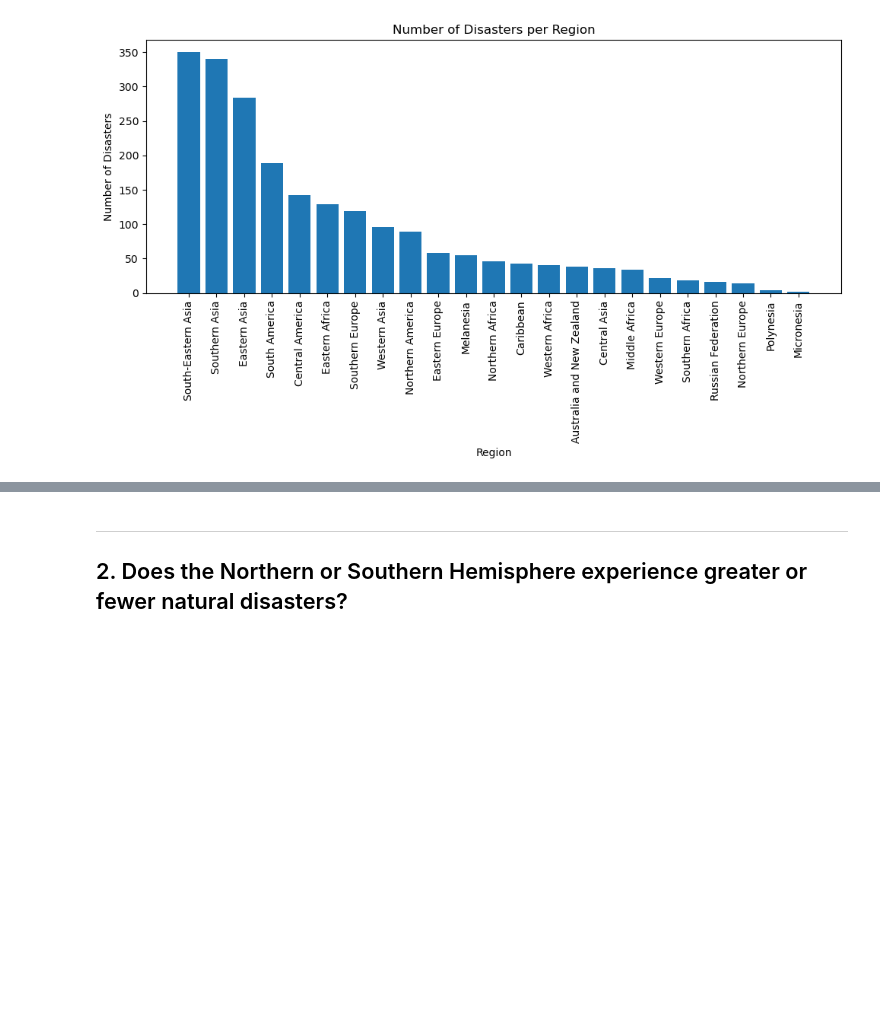
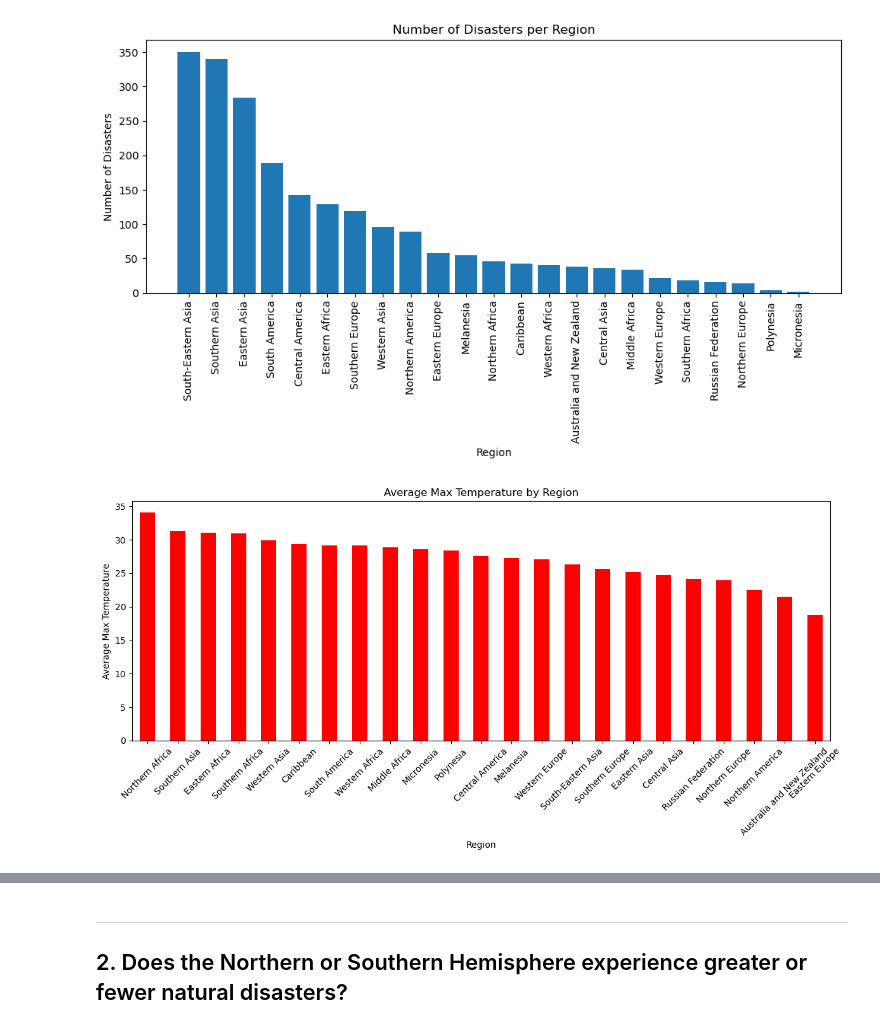
Before and after one commit to mhosseinf/Project_11, a Jupyter notebook: Project_1.ipynb, the cells around one changed output, grey strips where cells are left out. Cells and saved outputs as stored; diff of their text form; code cells hidden in the pictures; blank space fills up the shorter version.

Commit message:
Temp bar chart added

```diff
--- a/Project_1.ipynb
+++ b/Project_1.ipynb
@@ -337,3 +347,23 @@ plt.tight_layout()
 plt.show()
 # %% [output]
 [figure]
+# %%
+# Group the data by 'Region' and count the avarage Temp in each city
+region_avg_temp_sorted = main_data_df.groupby('Region')['Max Temp'].mean().sort_values(ascending=False)
+# Create a bar chart
+plt.figure(figsize=(12, 6))  # Adjust the figure size as needed
+region_avg_temp_sorted.plot(kind='bar', color='Red')
+
+# Add labels and title
+plt.xlabel('Region')
+plt.ylabel('Average Max Temperature')
+plt.title('Average Max Temperature by Region')
+
+# Rotate x-axis labels for better readability
+plt.xticks(rotation=45)
+
+# Show the plot
+plt.tight_layout()
+plt.show()
+# %% [output]
+[figure, added]
```
Also changed, not shown: parts of 4 cells of this notebook, 1 other file.
